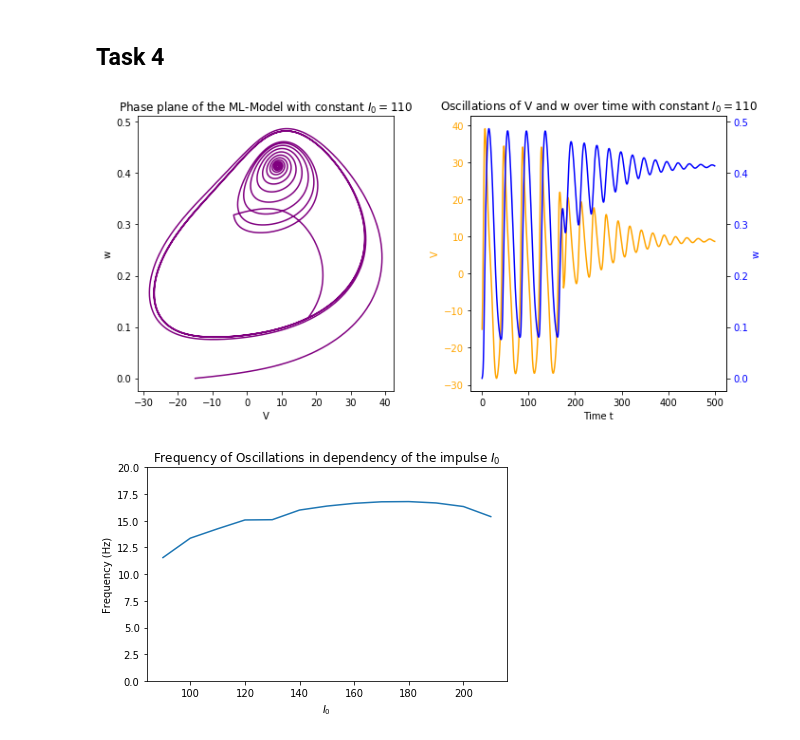
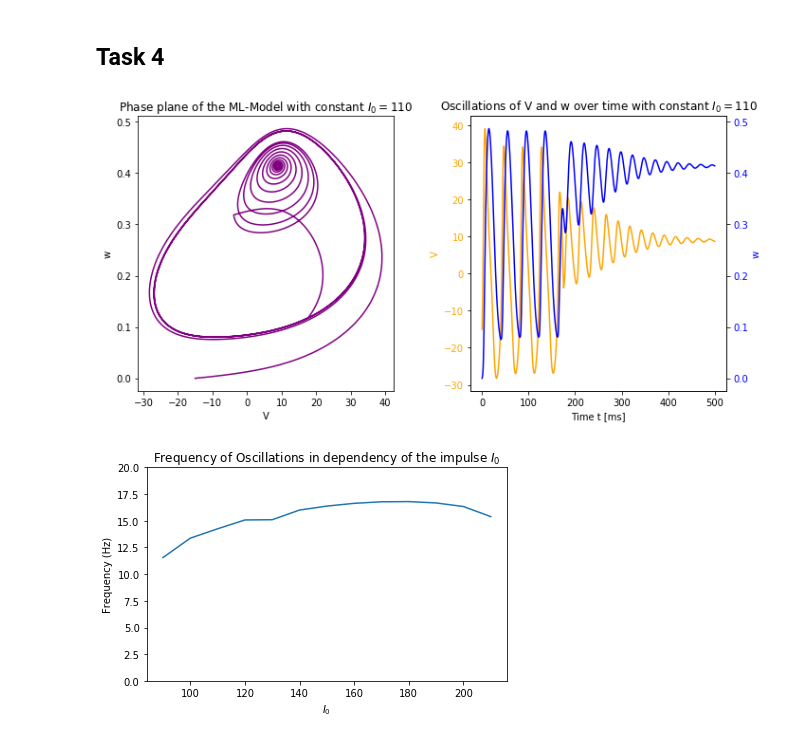
Before and after one commit to chwag/Neurosim, a Jupyter notebook: Final_Project.ipynb, the cells around one changed output. Saved outputs shown, nothing was run; the diff lists cells and outputs as text; code cells hidden in the pictures.

```diff
--- a/Final_Project.ipynb
+++ b/Final_Project.ipynb
@@ -201,7 +149,7 @@ for index,I in enumerate([50,100,200,250]):
     axy2.set_ylabel('w', color='blue')
     axy2.tick_params(labelcolor='blue')
     axs[index,1].set(title=f'Oscillations of V and w over time with constant $I_0={I}$',
-                     xlabel='Time t')
+                     xlabel='Time t [ms]')
 fig.tight_layout()
 
 plt.show()
@@ -242,35 +190,35 @@ def func(ini, t):
         dwdt = phi*((winf-w)/tau)
     else:
         dvdt = (-ICa-IK-IL+I)/Cm
         dwdt = phi*((winf-w)/tau)
     return dvdt,dwdt
 
 fig,axs = plt.subplots(nrows=1, ncols=2, figsize=(10,5))
 
 res = scipy.integrate.odeint(func, [-15,0], ts)
 V = [i[0] for i in res]
 w = [i[1] for i in res]
 axs[0].plot(V, w, color='purple')
 axs[0].set(title=f'Phase plane of the ML-Model with constant $I_0={I}$',
         ylabel='w',
         xlabel='V')
 
 axs[1].plot(ts, V, color='orange')
 axs[1].set_ylabel('V', color='orange')
 axs[1].tick_params(axis='y', labelcolor='orange')
 axs[1].set(title=f'Oscillations of V and w over time with constant $I_0={I}$',
-                 xlabel='Time t')
+                 xlabel='Time t [ms]')
 axy = axs[1].twinx()
 axy.plot(ts, w, color='blue')
 axy.set_ylabel('w', color='blue')
 axy.tick_params(labelcolor='blue')
 
 fig.tight_layout()
 
 plt.show()
 #plt.savefig('black_hole.png', bbox_inches='tight')
 # %% [output]
-[figure, old version]
+[figure, new version]
 # %%
 ts = np.arange(0,500,0.01)
 
```
Also changed, not shown: parts of 3 cells of this notebook.
